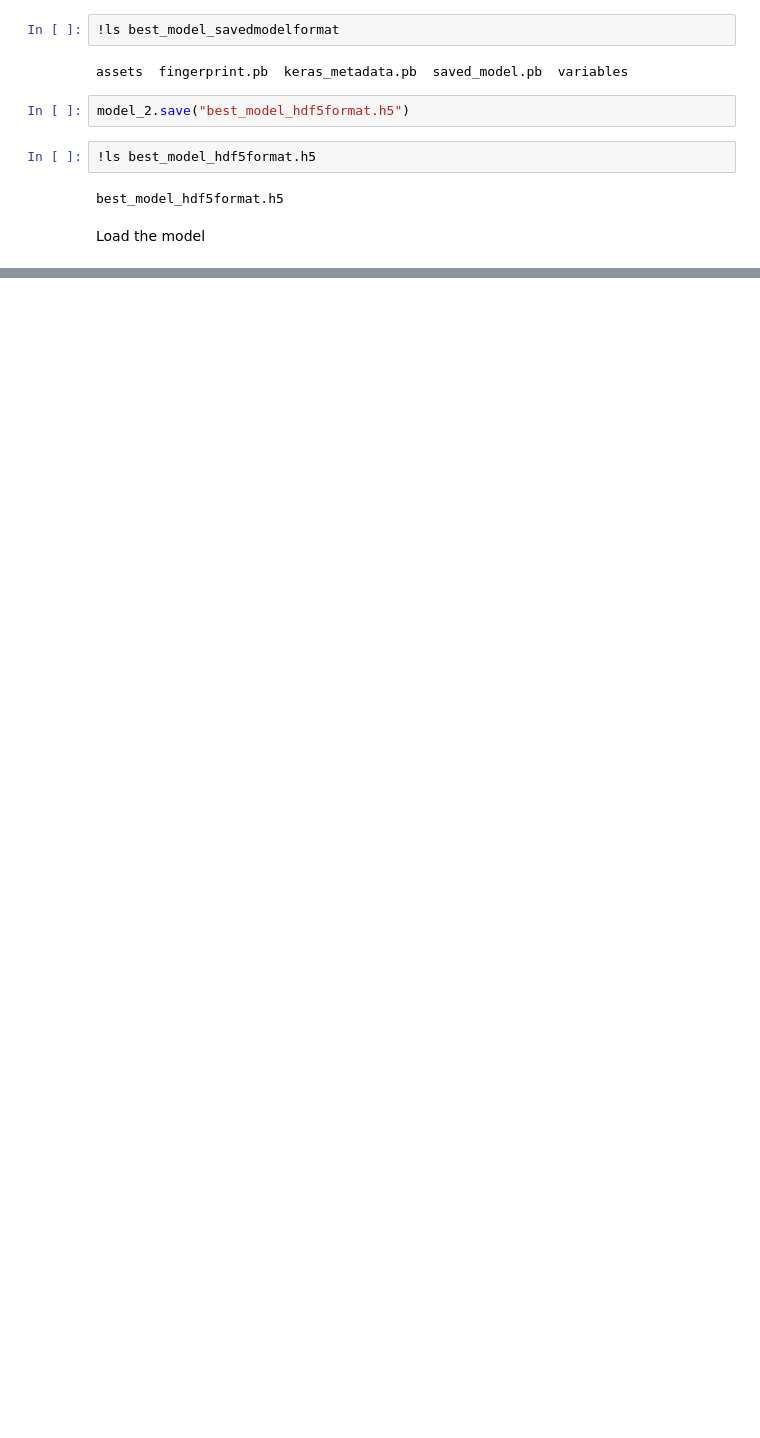
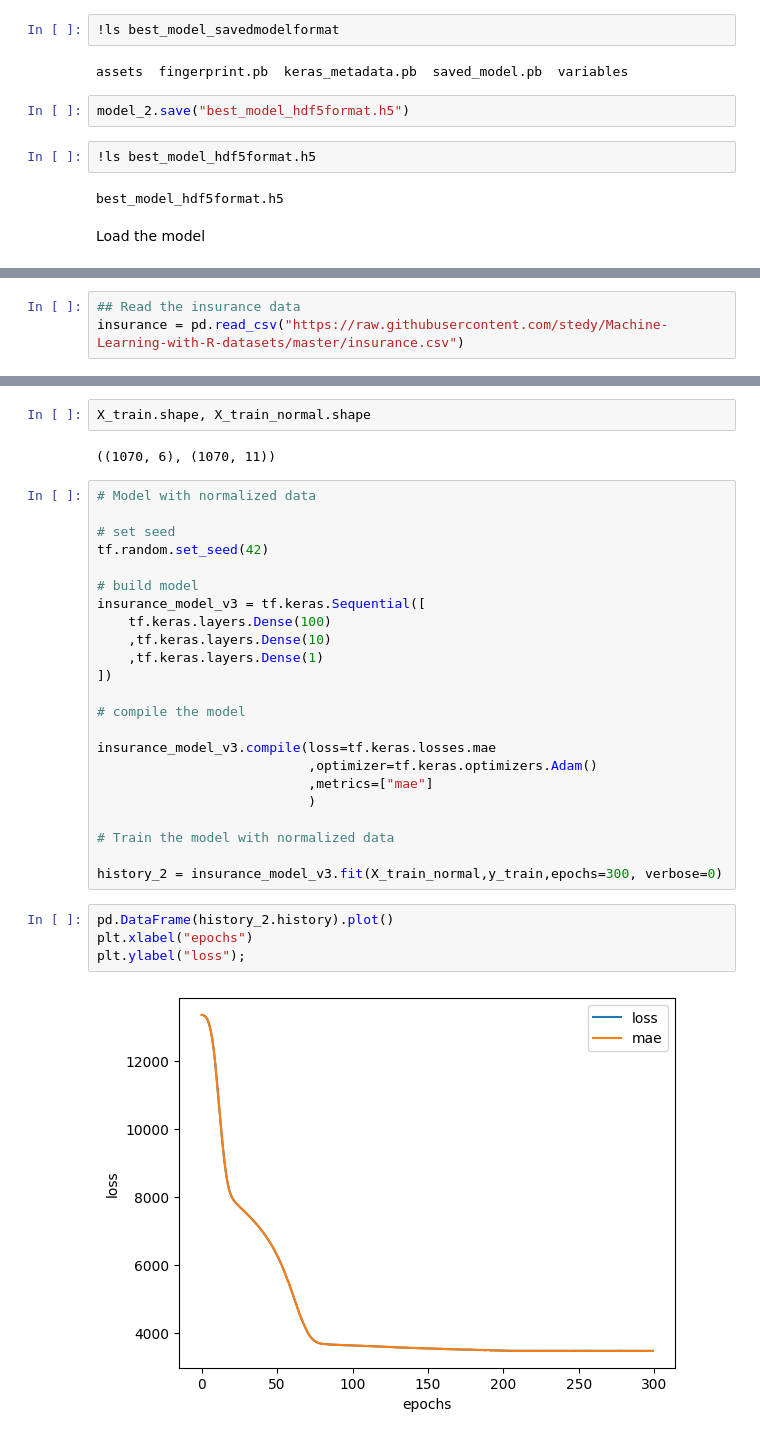
Before and after one commit to bikash119/learn_tensorflow, a Jupyter notebook: learn_tf_002.ipynb, the cells around one changed output, grey strips where cells are left out. Saved outputs shown, nothing was run; the diff lists cells and outputs as text; blank space fills up the shorter version.

```diff
--- a/learn_tf_002.ipynb
+++ b/learn_tf_002.ipynb
@@ -504,0 +668,3 @@ True
+# %%
+## Read the insurance data
+insurance = pd.read_csv("https://raw.githubusercontent.com/stedy/Machine-Learning-with-R-datasets/master/insurance.csv")
@@ -504,0 +733,33 @@ True
+# %%
+X_train.shape, X_train_normal.shape
+# %% [output]
+((1070, 6), (1070, 11))
+# %%
+# Model with normalized data
+
+# set seed
+tf.random.set_seed(42)
+
+# build model
+insurance_model_v3 = tf.keras.Sequential([
+    tf.keras.layers.Dense(100)
+    ,tf.keras.layers.Dense(10)
+    ,tf.keras.layers.Dense(1)
+])
+
+# compile the model
+
+insurance_model_v3.compile(loss=tf.keras.losses.mae
+                           ,optimizer=tf.keras.optimizers.Adam()
+                           ,metrics=["mae"]
+                           )
+
+# Train the model with normalized data
+
+history_2 = insurance_model_v3.fit(X_train_normal,y_train,epochs=300, verbose=0)
+# %%
+pd.DataFrame(history_2.history).plot()
+plt.xlabel("epochs")
+plt.ylabel("loss");
+# %% [output]
+[figure, added]
```
Also changed, not shown: parts of 52 cells of this notebook.
